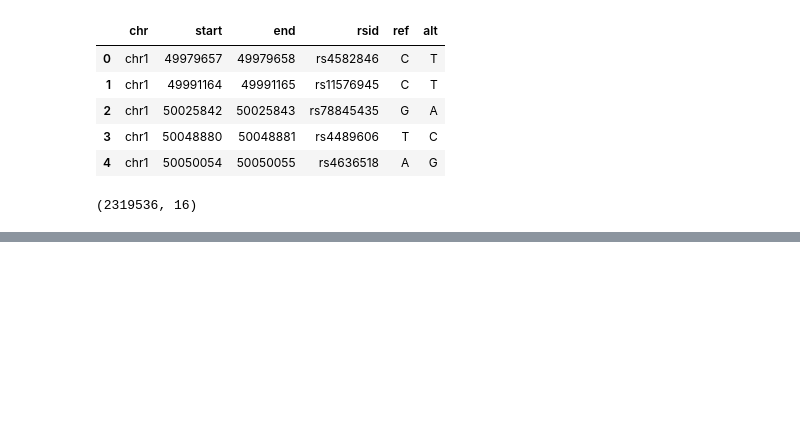
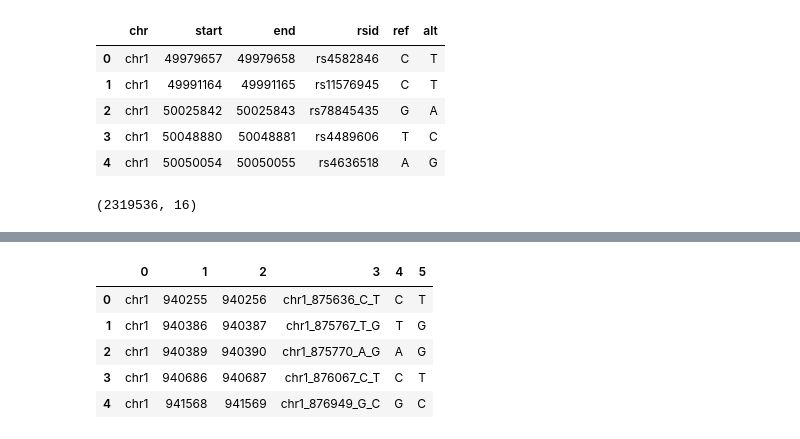
Before and after one commit to IGVF-DACC/igvf-catalog, a Jupyter notebook: data/data_loading_support_files/GVATdb/GVATdb_preprocess.ipynb, the cells around one changed output, grey strips where cells are left out. Cells and saved outputs as stored; diff of their text form; code cells hidden in the pictures; blank space fills up the shorter version.

```diff
--- a/data/data_loading_support_files/GVATdb/GVATdb_preprocess.ipynb
+++ b/data/data_loading_support_files/GVATdb/GVATdb_preprocess.ipynb
@@ -255,0 +297,9 @@ df_merged.to_csv('GVATdb_hg38.csv', index=False)
+# %%
+df_2.head()
+# %% [output]
+|  | 0 | 1 | 2 | 3 | 4 | 5 |
+| 0 | chr1 | 940255 | 940256 | chr1_875636_C_T | C | T |
+| 1 | chr1 | 940386 | 940387 | chr1_875767_T_G | T | G |
+| 2 | chr1 | 940389 | 940390 | chr1_875770_A_G | A | G |
+| 3 | chr1 | 940686 | 940687 | chr1_876067_C_T | C | T |
+| 4 | chr1 | 941568 | 941569 | chr1_876949_G_C | G | C |
```
Also changed, not shown: parts of 25 cells of this notebook.
